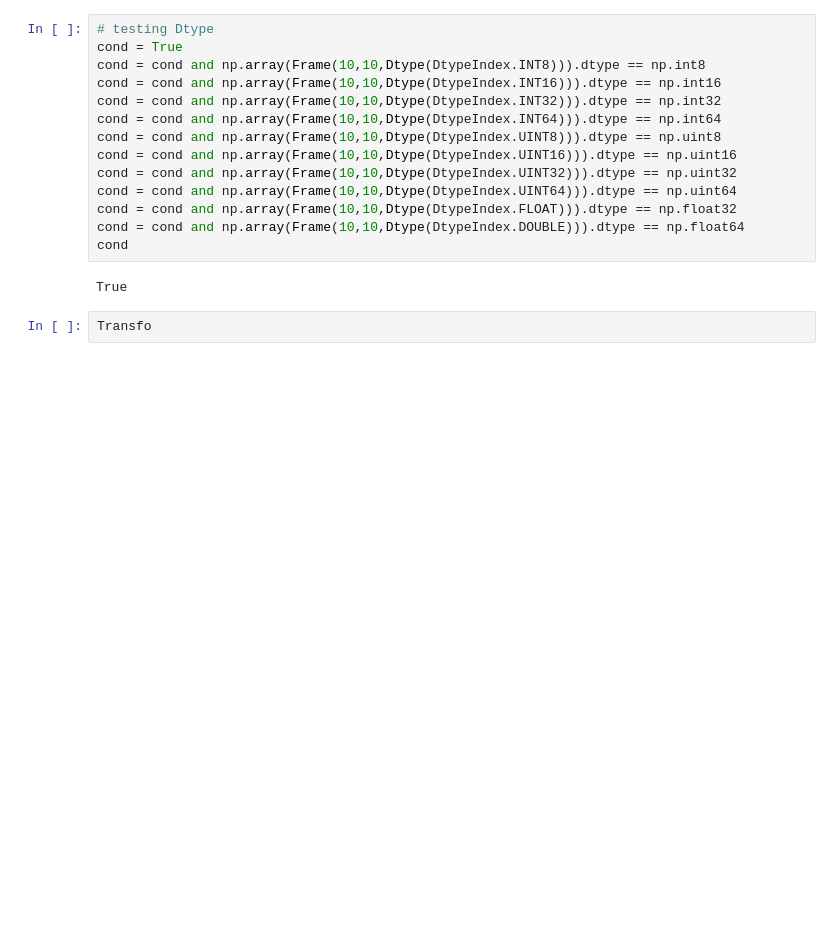
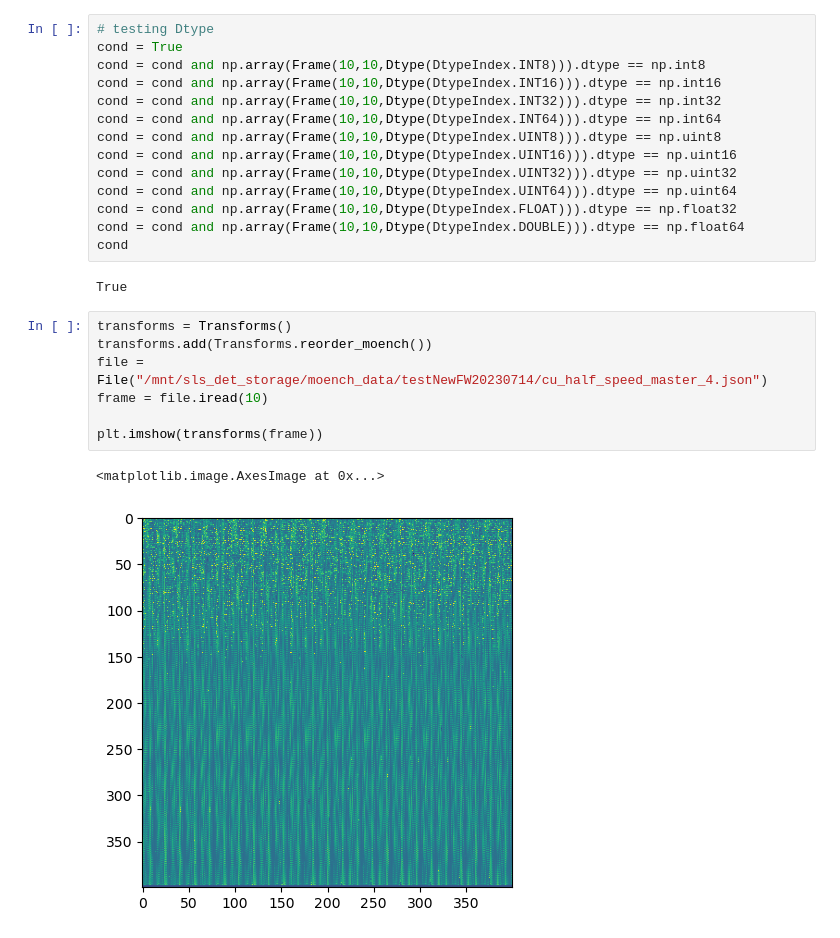
Before and after one commit to slsdetectorgroup/aare, a Jupyter notebook: src/python/example/transforms.ipynb, the cells around one changed output. Drawn from its saved outputs; the diff is of its cells as text; blank space fills up the shorter version.

Commit message:
add reoder_moench as a transform

```diff
--- a/src/python/example/transforms.ipynb
+++ b/src/python/example/transforms.ipynb
@@ -130,4 +130,12 @@ cond
 # %% [output]
 True
 # %%
-Transfo
+transforms = Transforms()
+transforms.add(Transforms.reorder_moench())
+file = File("/mnt/sls_det_storage/moench_data/testNewFW20230714/cu_half_speed_master_4.json")
+frame = file.iread(10)
+
+plt.imshow(transforms(frame))
+# %% [output]
+<matplotlib.image.AxesImage at 0x...>
+[figure, added]
```
Also changed, not shown: parts of 4 cells of this notebook, 2 other files.
